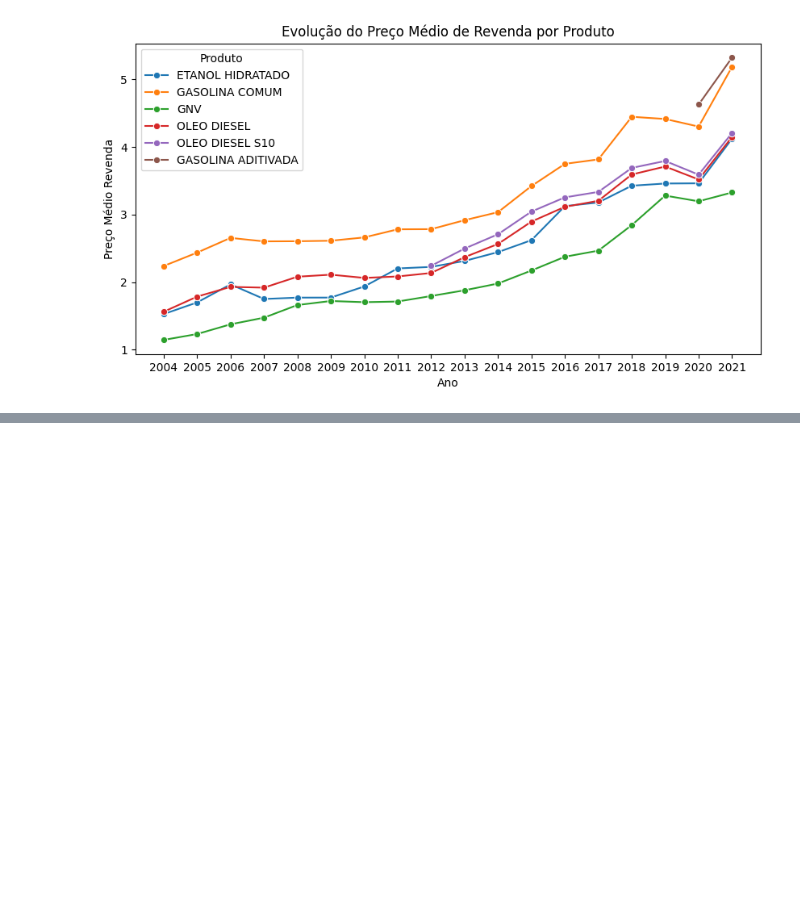
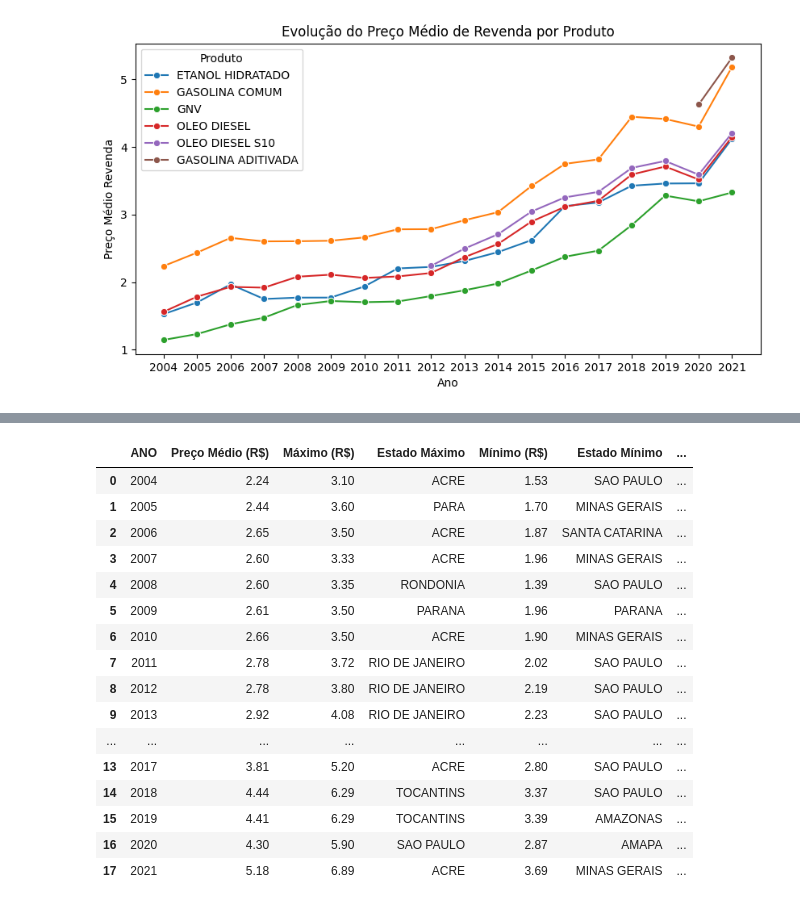
Before and after one commit to eborgesfreitas/analise-combustiveis, a Jupyter notebook: Notebooks/analise_exploratoria.ipynb, the cells around one changed output, grey strips where cells are left out. Saved outputs shown, nothing was run; the diff lists cells and outputs as text; code cells hidden in the pictures; blank space fills up the shorter version.

```diff
--- a/Notebooks/analise_exploratoria.ipynb
+++ b/Notebooks/analise_exploratoria.ipynb
@@ -172,0 +353,16 @@ plt.show()
+# %%
+# Seleciona apenas gasolina
+df_gasolina = df[df['PRODUTO'] == 'GASOLINA COMUM']
+
+# Cria uma tabela resumo
+tabela_resumo = df_gasolina.groupby('REGIÃO')['PREÇO MÉDIO REVENDA'].agg(
+    Média='mean',
+    Mediana='median',
+    Q1=lambda x: x.quantile(0.25),
+    Q3=lambda x: x.quantile(0.75),
+    Mínimo='min',
+    Máximo='max',
+    Desvio_Padrão='std'
+).round(2)
+
+tabela_resumo
@@ -172,0 +377,55 @@ plt.show()
+# %%
+# Diferença entre preço médio, máximo e mínimo ao longo dos anos com diferenças absolutas e relativas
+resultados = []
+
+for periodo, grupo in df_gasolina.groupby('ANO'):
+    # Dados de preço máximo
+    max_preco = grupo['PREÇO MÁXIMO REVENDA'].max()
+    estado_max = grupo.loc[grupo['PREÇO MÁXIMO REVENDA'] == max_preco, 'ESTADO'].values[0]
+
+    # Dados de preço mínimo
+    min_preco = grupo['PREÇO MÍNIMO REVENDA'].min()
+    estado_min = grupo.loc[grupo['PREÇO MÍNIMO REVENDA'] == min_preco, 'ESTADO'].values[0]
+
+    # Preço médio de revenda
+    media = grupo['PREÇO MÉDIO REVENDA'].mean()
+
+    # Calcular diferenças
+    diff_abs = max_preco - min_preco
+    diff_percent = round((diff_abs / min_preco) * 100, 2)
+
+
+    # adicionando a lista resultados
+    resultados.append({
+        'ANO': periodo,
+        'Preço Médio (R$)': round(media, 2),
+        'Máximo (R$)': round(max_preco, 2),
+        'Estado Máximo': estado_max,
+        'Mínimo (R$)': round(min_preco, 2),
+        'Estado Mínimo': estado_min,
+        'Diferença Absoluta (R$)': round(diff_abs, 2),
+        'Diferença Percentual (%)': round(diff_percent, 2)
+    })
+
+# Criar tabela final a partir da lista
+tabela_diferencas = pd.DataFrame(resultados)
+
+tabela_diferencas
+# %% [output]
+|  | ANO | Preço Médio (R$) | Máximo (R$) | Estado Máximo | Mínimo (R$) | Estado Mínimo | ... |
+| 0 | 2004 | 2.24 | 3.10 | ACRE | 1.53 | SAO PAULO | ... |
+| 1 | 2005 | 2.44 | 3.60 | PARA | 1.70 | MINAS GERAIS | ... |
+| 2 | 2006 | 2.65 | 3.50 | ACRE | 1.87 | SANTA CATARINA | ... |
+| 3 | 2007 | 2.60 | 3.33 | ACRE | 1.96 | MINAS GERAIS | ... |
+| 4 | 2008 | 2.60 | 3.35 | RONDONIA | 1.39 | SAO PAULO | ... |
+| 5 | 2009 | 2.61 | 3.50 | PARANA | 1.96 | PARANA | ... |
+| 6 | 2010 | 2.66 | 3.50 | ACRE | 1.90 | MINAS GERAIS | ... |
+| 7 | 2011 | 2.78 | 3.72 | RIO DE JANEIRO | 2.02 | SAO PAULO | ... |
+| 8 | 2012 | 2.78 | 3.80 | RIO DE JANEIRO | 2.19 | SAO PAULO | ... |
+| 9 | 2013 | 2.92 | 4.08 | RIO DE JANEIRO | 2.23 | SAO PAULO | ... |
+| ... | ... | ... | ... | ... | ... | ... | ... |
+| 13 | 2017 | 3.81 | 5.20 | ACRE | 2.80 | SAO PAULO | ... |
+| 14 | 2018 | 4.44 | 6.29 | TOCANTINS | 3.37 | SAO PAULO | ... |
+| 15 | 2019 | 4.41 | 6.29 | TOCANTINS | 3.39 | AMAZONAS | ... |
+| 16 | 2020 | 4.30 | 5.90 | SAO PAULO | 2.87 | AMAPA | ... |
+| 17 | 2021 | 5.18 | 6.89 | ACRE | 3.69 | MINAS GERAIS | ... |
```
Also changed, not shown: parts of 10 cells of this notebook.
